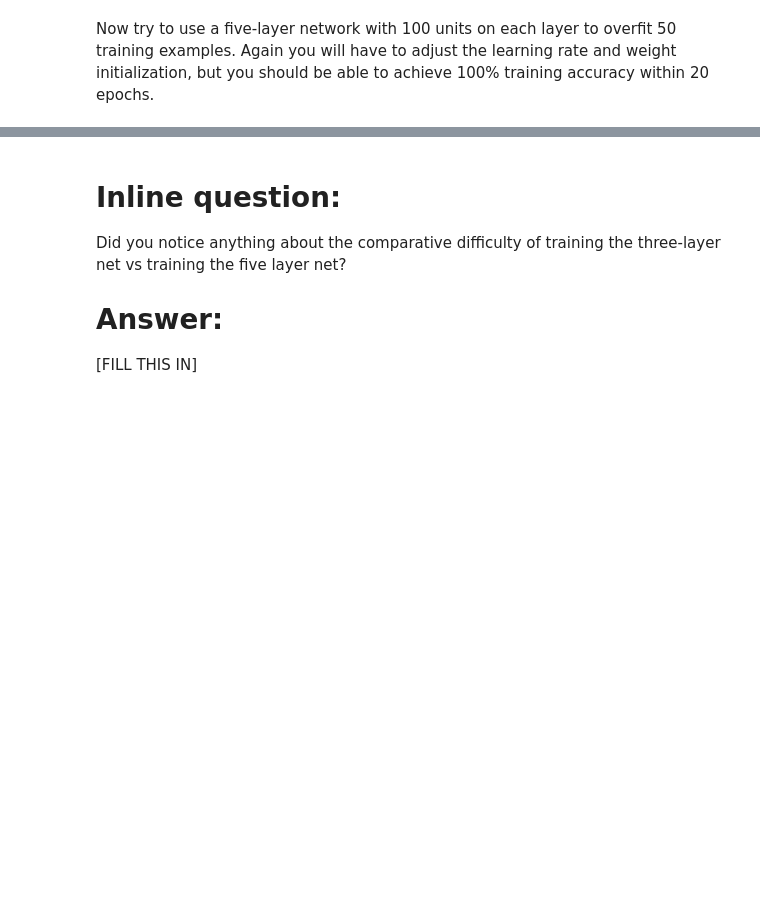
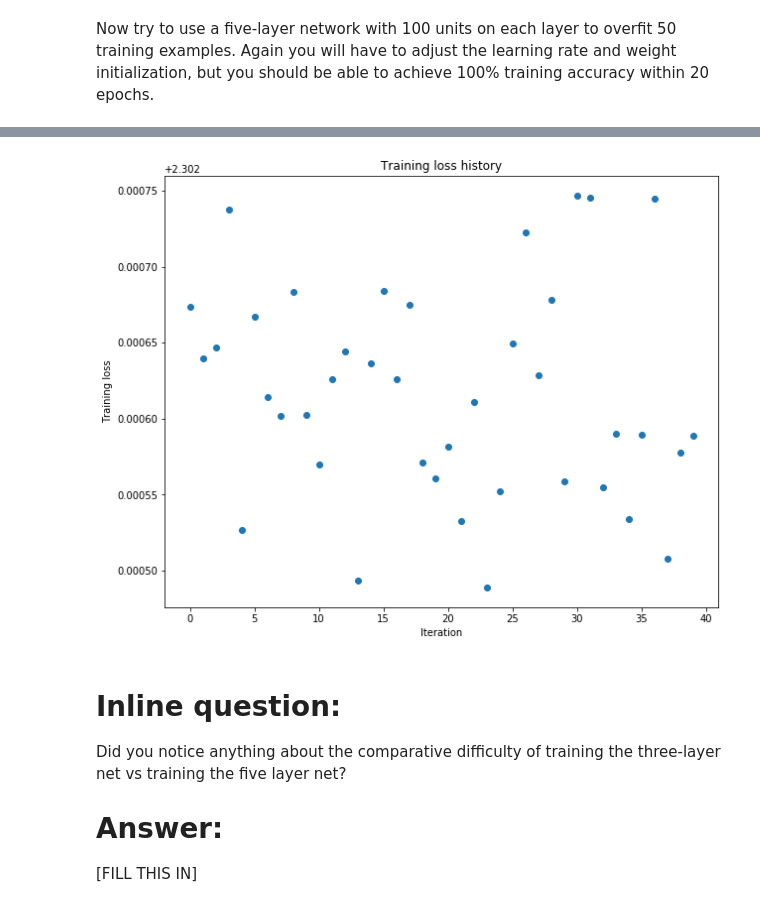
Before and after one commit to jimmyyentran/learning_machine_learning, a Jupyter notebook: cs231_stanford/assignment2_2017/FullyConnectedNets.ipynb, the cells around one changed output, grey strips where cells are left out. Saved outputs shown, nothing was run; the diff lists cells and outputs as text; code cells hidden in the pictures; blank space fills up the shorter version.

```diff
--- a/cs231_stanford/assignment2_2017/FullyConnectedNets.ipynb
+++ b/cs231_stanford/assignment2_2017/FullyConnectedNets.ipynb
@@ -435,7 +432,7 @@ small_data = {
   'y_val': data['y_val'],
 }
 
-learning_rate = 1e-5
+learning_rate = 1.1e-4
 weight_scale = 1e-2
 model = FullyConnectedNet([100, 100, 100, 100],
                 weight_scale=weight_scale, dtype=np.float64)
@@ -453,3 +450,4 @@ plt.title('Training loss history')
 plt.xlabel('Iteration')
 plt.ylabel('Training loss')
 plt.show()
+# %% [output]
@@ -456,3 +471,4 @@ plt.show()
+[figure, added]
 # %% [markdown]
 # Inline question:
 Did you notice anything about the comparative difficulty of training the three-layer net vs training the five layer net?
```
Also changed, not shown: parts of 2 cells of this notebook, 1 other file.
